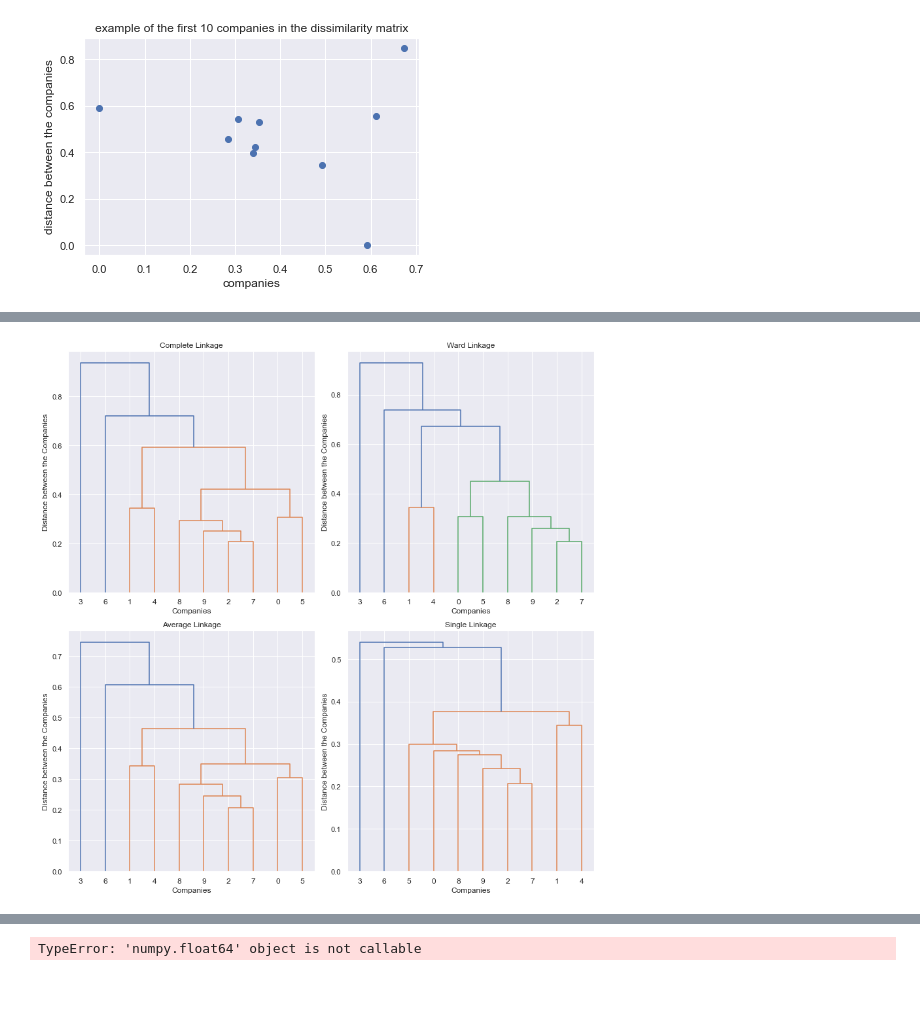
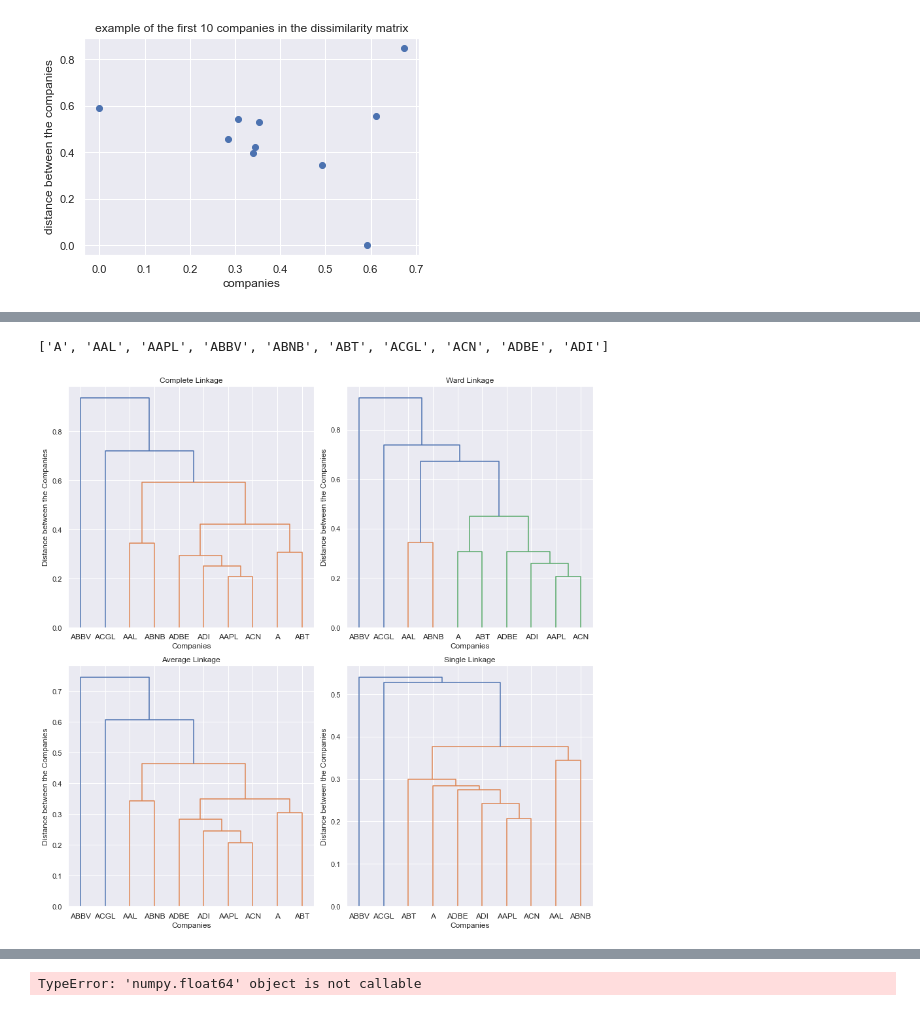
Before and after one commit to ktongk/BTT-JPMC-1, a Jupyter notebook: scrape_data_nora.ipynb, the cells around one changed output, grey strips where cells are left out. Saved outputs shown, nothing was run; the diff lists cells and outputs as text; code cells hidden in the pictures.

Commit message:
linkage method visualization

```diff
--- a/scrape_data_nora.ipynb
+++ b/scrape_data_nora.ipynb
@@ -739,16 +743,18 @@ dissimilarity.shape
 # %% [output]
 (499, 499)
 # %%
-#show the first ten companies of the dissimilarity matrix to see if it makes sense
-dissimilarity_10 = dissimilarity[:10,:10]
-ward_linkage_10 = linkage(squareform(dissimilarity_10), method = 'ward')
-dendrogram_ward = dendrogram(ward_linkage_10)
+# THIS IS JUST AN EXPERIMENT WITH ONE OF THE LINKAGE METHODS
 
-plt.xlabel("companies")
-plt.ylabel("distance between the companies")
+# #show the first ten companies of the dissimilarity matrix to see if it makes sense
+# dissimilarity_10 = dissimilarity[:10,:10]
+# ward_linkage_10 = linkage(squareform(dissimilarity_10), method = 'ward')
+# dendrogram_ward = dendrogram(ward_linkage_10)
 
-plt.title("clustering of the companies based on correlation of price change(using the dissimilarity matrix)")
-plt.show()
+# plt.xlabel("companies")
+# plt.ylabel("distance between the companies")
+
+# plt.title("clustering of the companies based on correlation of price change(using the dissimilarity matrix)")
+# plt.show()
 # %% [output]
 [figure]
 # %%
@@ -764,39 +781,44 @@ Text(0, 0.5, 'distance between the companies')
+# %%
+companies_10 = price_corr.columns[:10].tolist()
+print(companies_10)
+# %% [output]
+['A', 'AAL', 'AAPL', 'ABBV', 'ABNB', 'ABT', 'ACGL', 'ACN', 'ADBE', 'ADI']
 # %%
 # create one plot to show all the different linkage methods
 fig, axs = plt.subplots(2, 2, figsize=(12, 12))
 
 # Complete linkage
 complete_linkage_10 = linkage(squareform(dissimilarity_10), method='complete')
-dendrogram(complete_linkage_10, ax=axs[0, 0])
+dendrogram(complete_linkage_10, ax=axs[0, 0], labels=companies_10)
 axs[0, 0].set_title('Complete Linkage')
 axs[0, 0].set_xlabel("Companies")
 axs[0, 0].set_ylabel("Distance between the Companies")
 
 # Ward linkage
 ward_linkage_10 = linkage(squareform(dissimilarity_10), method='ward')
-dendrogram(ward_linkage_10, ax=axs[0, 1])
+dendrogram(ward_linkage_10, ax=axs[0, 1], labels=companies_10)
 axs[0, 1].set_title('Ward Linkage')
 axs[0, 1].set_xlabel("Companies")
 axs[0, 1].set_ylabel("Distance between the Companies")
 
 # Average linkage
 average_linkage_10 = linkage(squareform(dissimilarity_10), method='average')
-dendrogram(average_linkage_10, ax=axs[1, 0])
+dendrogram(average_linkage_10, ax=axs[1, 0], labels=companies_10)
 axs[1, 0].set_title('Average Linkage')
 axs[1, 0].set_xlabel("Companies")
 axs[1, 0].set_ylabel("Distance between the Companies")
 
 # Single linkage
 single_linkage_10 = linkage(squareform(dissimilarity_10), method='single')
-dendrogram(single_linkage_10, ax=axs[1, 1])
+dendrogram(single_linkage_10, ax=axs[1, 1],labels=companies_10)
 axs[1, 1].set_title('Single Linkage')
 axs[1, 1].set_xlabel("Companies")
 axs[1, 1].set_ylabel("Distance between the Companies")
 
 # Adjust layout
 plt.tight_layout()
 
 
 plt.show()
 # %% [output]
-[figure, old version]
+[figure, new version]
```
Also changed, not shown: parts of 8 cells of this notebook.
